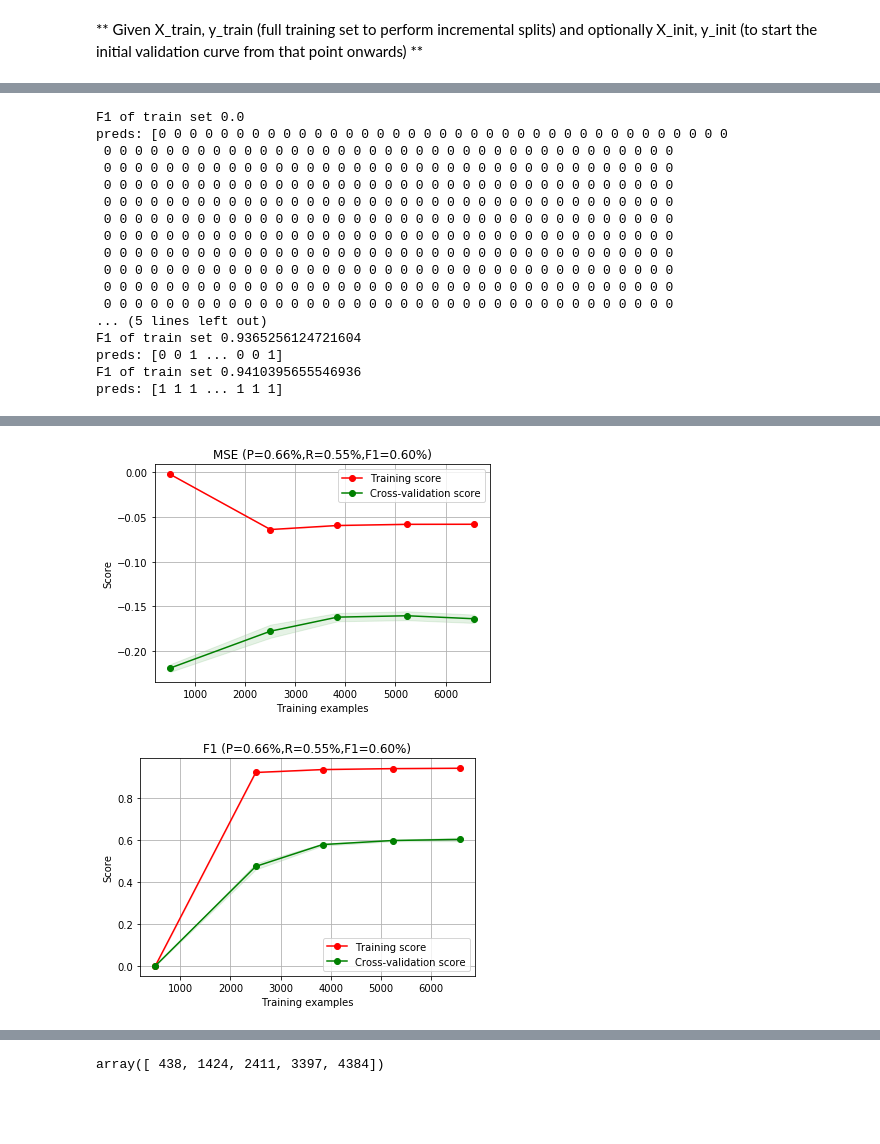
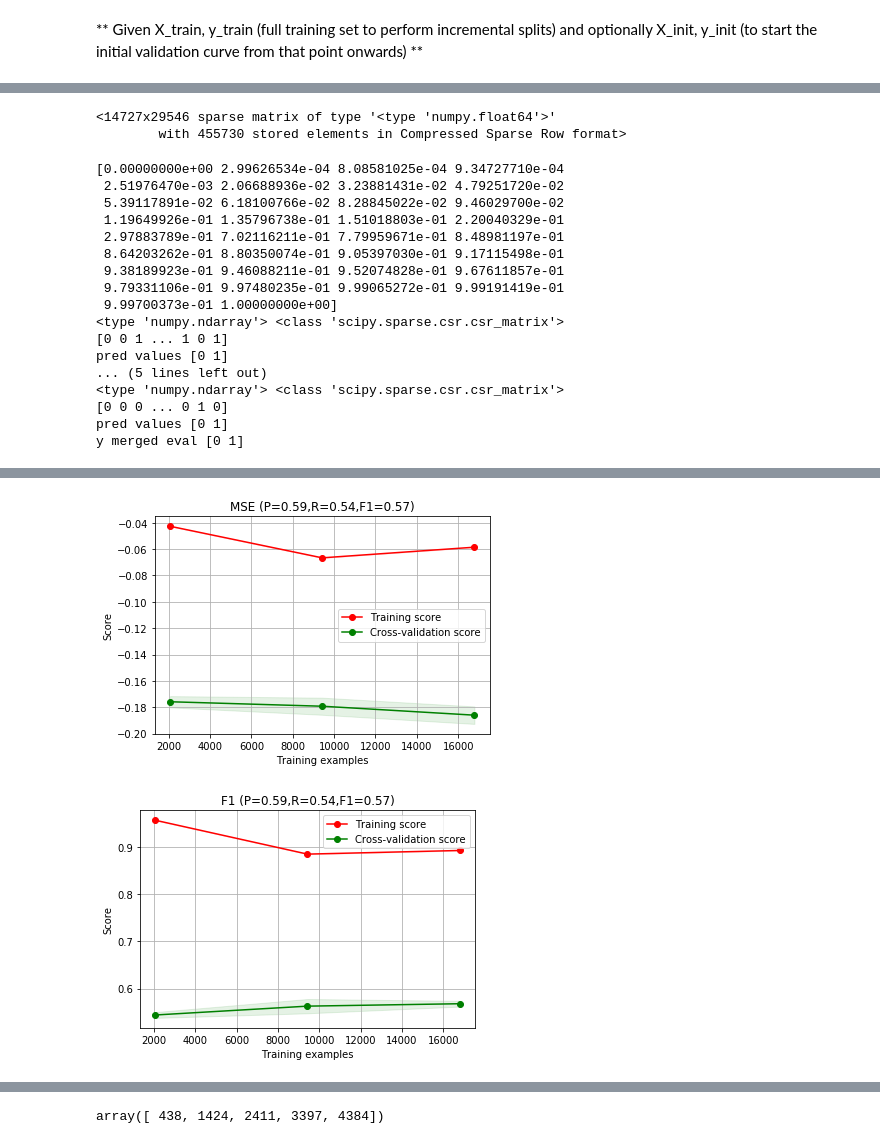
Before and after one commit to littlewine/snorkel-ml, a Jupyter notebook: my-code/learning curves.ipynb, the cells around one changed output, grey strips where cells are left out. Saved outputs shown, nothing was run; the diff lists cells and outputs as text; code cells hidden in the pictures; blank space fills up the shorter version.

Commit message:
custom learning curves now work with LSTM+sklearn models

```diff
--- a/my-code/learning curves.ipynb
+++ b/my-code/learning curves.ipynb
@@ -58,5 +57,0 @@ Unlab set:      23509 candidates
-# %%
-def keep_cands(df,ids_to_keep):
-    """Keep only specific ids out of a dataframe (based on index)"""
-    ids_to_drop = set(df.index) - set(ids_to_keep)
-    return df.drop(ids_to_drop)
@@ -171,2 +96,0 @@ from sklearn.utils import shuffle
-# %%
-X_train,y_train = shuffle(X_train,y_train, random_state=0)
@@ -173,2 +99,9 @@ X_train,y_train = shuffle(X_train,y_train, random_state=0)
+# %%
+y_train = np.array(df_train.label)
+y_val = np.array(df_val.label)
+y_test = np.array(df_test.label)
+
+y_unlab = np.array(df_unlab.label) # WARNING: contains nan (or is nan fully)
+unlab_marginals = load_marginals(session, split=3) # safe - loads them after ordering by candidate id
 # %% [markdown]
 # Learning curves
@@ -191,4 +132,11 @@ Use the retry module or similar alternatives.
 # %%
-from imblearn.under_sampling import  RandomUnderSampler
-rus = RandomUnderSampler(random_state=42)
-X_train,y_train = rus.fit_sample(X_train,y_train)
+# Balance & shuffle indices
+from imblearn.under_sampling import RandomUnderSampler
+rus = RandomUnderSampler(random_state=42,return_indices=True)
+X_train,y_train, ind = rus.fit_sample(X_train,y_train)
+train_cands = [train_cands[i] for i in ind]
+
+# X_train,y_train, ind = shuffle(X_train,y_train, ind )
+
+ind = range(len(y_train))
+X_train,y_train, train_cands = shuffle(X_train,y_train, train_cands )
@@ -225,31 +177,38 @@ clf = LogisticRegression()
+# %%
+X_unlab
+# %% [output]
+<14727x29546 sparse matrix of type '<type 'numpy.float64'>'
+        with 455730 stored elements in Compressed Sparse Row format>
 # %%
 # with ML model
-
+clf = LogisticRegression()
 from MLutils import custom_learning_curve
 
+
 train_sizes, train_mse, train_f1, valid_mse , valid_f1 , test_prf1 = custom_learning_curve(
-    clf, X_train[500:],y_train[500:], X_val, y_val, X_init= X_train[:500], y_init=y_train[:500],
-                      X_test = X_test, y_test = y_test
+    clf, X_unlab, unlab_marginals, X_val, y_val, X_init= X_train, y_init=y_train,
+                      X_test = X_test, y_test = y_test,
+                      splt_sizes=np.array([0.1, 0.5, 1.  ])
                      )
 
-plot_learning_curve(train_mse,valid_mse,train_sizes, 'MSE (P=%.2f%%,R=%.2f%%,F1=%.2f%%)'%(test_prf1))
+plot_learning_curve(train_mse,valid_mse,train_sizes, 'MSE (P=%.2f,R=%.2f,F1=%.2f)'%(test_prf1))
 
-plot_learning_curve(train_f1,valid_f1,train_sizes, title='F1 (P=%.2f%%,R=%.2f%%,F1=%.2f%%)'%(test_prf1))
+plot_learning_curve(train_f1,valid_f1,train_sizes, title='F1 (P=%.2f,R=%.2f,F1=%.2f)'%(test_prf1))
 # %% [output]
-F1 of train set 0.0
-preds: [0 0 0 0 0 0 0 0 0 0 0 0 0 0 0 0 0 0 0 0 0 0 0 0 0 0 0 0 0 0 0 0 0 0 0 0 0
- 0 0 0 0 0 0 0 0 0 0 0 0 0 0 0 0 0 0 0 0 0 0 0 0 0 0 0 0 0 0 0 0 0 0 0 0 0
- 0 0 0 0 0 0 0 0 0 0 0 0 0 0 0 0 0 0 0 0 0 0 0 0 0 0 0 0 0 0 0 0 0 0 0 0 0
- 0 0 0 0 0 0 0 0 0 0 0 0 0 0 0 0 0 0 0 0 0 0 0 0 0 0 0 0 0 0 0 0 0 0 0 0 0
- 0 0 0 0 0 0 0 0 0 0 0 0 0 0 0 0 0 0 0 0 0 0 0 0 0 0 0 0 0 0 0 0 0 0 0 0 0
- 0 0 0 0 0 0 0 0 0 0 0 0 0 0 0 0 0 0 0 0 0 0 0 0 0 0 0 0 0 0 0 0 0 0 0 0 0
- 0 0 0 0 0 0 0 0 0 0 0 0 0 0 0 0 0 0 0 0 0 0 0 0 0 0 0 0 0 0 0 0 0 0 0 0 0
- 0 0 0 0 0 0 0 0 0 0 0 0 0 0 0 0 0 0 0 0 0 0 0 0 0 0 0 0 0 0 0 0 0 0 0 0 0
- 0 0 0 0 0 0 0 0 0 0 0 0 0 0 0 0 0 0 0 0 0 0 0 0 0 0 0 0 0 0 0 0 0 0 0 0 0
- 0 0 0 0 0 0 0 0 0 0 0 0 0 0 0 0 0 0 0 0 0 0 0 0 0 0 0 0 0 0 0 0 0 0 0 0 0
- 0 0 0 0 0 0 0 0 0 0 0 0 0 0 0 0 0 0 0 0 0 0 0 0 0 0 0 0 0 0 0 0 0 0 0 0 0
+[0.00000000e+00 2.99626534e-04 8.08581025e-04 9.34727710e-04
+ 2.51976470e-03 2.06688936e-02 3.23881431e-02 4.79251720e-02
+ 5.39117891e-02 6.18100766e-02 8.28845022e-02 9.46029700e-02
+ 1.19649926e-01 1.35796738e-01 1.51018803e-01 2.20040329e-01
+ 2.97883789e-01 7.02116211e-01 7.79959671e-01 8.48981197e-01
+ 8.64203262e-01 8.80350074e-01 9.05397030e-01 9.17115498e-01
+ 9.38189923e-01 9.46088211e-01 9.52074828e-01 9.67611857e-01
+ 9.79331106e-01 9.97480235e-01 9.99065272e-01 9.99191419e-01
+ 9.99700373e-01 1.00000000e+00]
+<type 'numpy.ndarray'> <class 'scipy.sparse.csr.csr_matrix'>
+[0 0 1 ... 1 0 1]
+pred values [0 1]
 ... (5 lines left out)
-F1 of train set 0.9365256124721604
-preds: [0 0 1 ... 0 0 1]
-F1 of train set 0.9410395655546936
-preds: [1 1 1 ... 1 1 1]
+<type 'numpy.ndarray'> <class 'scipy.sparse.csr.csr_matrix'>
+[0 0 0 ... 0 1 0]
+pred values [0 1]
+y merged eval [0 1]
@@ -259,2 +216,2 @@ preds: [0 1 1 ... 1 1 0]
-[figure, old version]
+[figure, new version]
-[figure, old version]
+[figure, new version]
```
Also changed, not shown: parts of 46 cells of this notebook, 2 other files.
